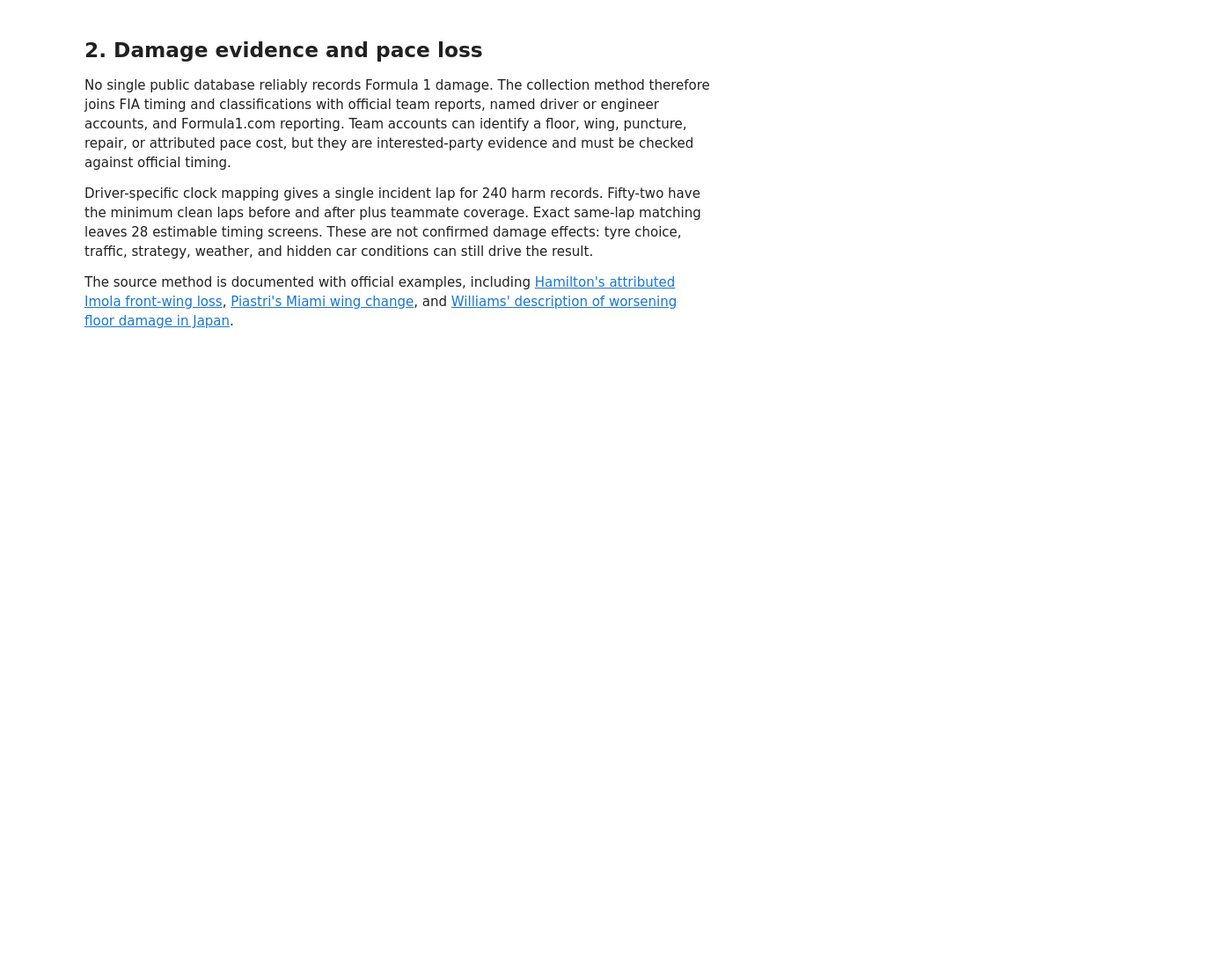
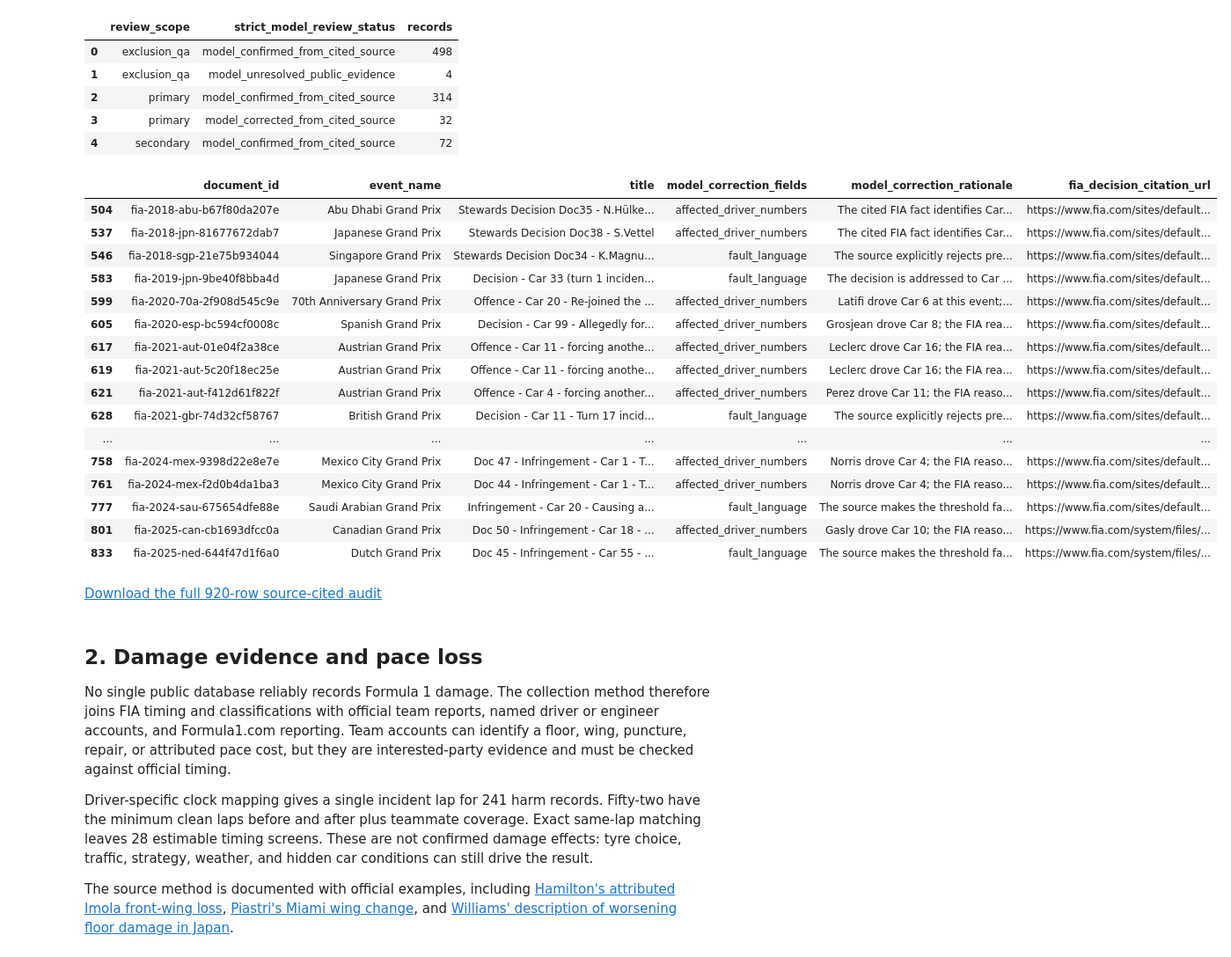
Before and after one commit to brianbzeng/f1-stewarding-analysis, a Jupyter notebook: notebooks/12_study_v2_report.ipynb, the cells around one changed output. Shown at 88% size. Saved outputs shown, nothing was run; the diff lists cells and outputs as text; code cells hidden in the pictures; blank space fills up the shorter version.

```diff
--- a/notebooks/12_study_v2_report.ipynb
+++ b/notebooks/12_study_v2_report.ipynb
@@ -86,4 +104,43 @@ incidents and expand to 411 driver-level harm records. This handles chain collis
 types of harm to different drivers.
+# %%
+audit_status = (
+    strict_cases.groupby(["review_scope", "strict_model_review_status"], dropna=False)
+    .size()
+    .rename("records")
+    .reset_index()
+)
+corrections = strict_cases.loc[
+    strict_cases["model_correction_fields"].ne(""),
+    ["document_id", "event_name", "title", "model_correction_fields", "model_correction_rationale", "fia_decision_citation_url"],
+]
+display(audit_status)
+display(corrections)
+display(Markdown("[Download the full 920-row source-cited audit](../data/manual/study_v2_strict_model_audit/strict-model-audit-0fe15fd6b052/strict_model_case_audit.csv)"))
+# %% [output]
+|  | review_scope | strict_model_review_status | records |
+| 0 | exclusion_qa | model_confirmed_from_cited_source | 498 |
+| 1 | exclusion_qa | model_unresolved_public_evidence | 4 |
+| 2 | primary | model_confirmed_from_cited_source | 314 |
+| 3 | primary | model_corrected_from_cited_source | 32 |
+| 4 | secondary | model_confirmed_from_cited_source | 72 |
+|  | document_id | event_name | title | model_correction_fields | model_correction_rationale | fia_decision_citation_url |
+| 504 | fia-2018-abu-b67f80da207e | Abu Dhabi Grand Prix | Stewards Decision Doc35 - N.Hülke... | affected_driver_numbers | The cited FIA fact identifies Car... | https://www.fia.com/sites/default... |
+| 537 | fia-2018-jpn-81677672dab7 | Japanese Grand Prix | Stewards Decision Doc38 - S.Vettel | affected_driver_numbers | The cited FIA fact identifies Car... | https://www.fia.com/sites/default... |
+| 546 | fia-2018-sgp-21e75b934044 | Singapore Grand Prix | Stewards Decision Doc34 - K.Magnu... | fault_language | The source explicitly rejects pre... | https://www.fia.com/sites/default... |
+| 583 | fia-2019-jpn-9be40f8bba4d | Japanese Grand Prix | Decision - Car 33 (turn 1 inciden... | fault_language | The decision is addressed to Car ... | https://www.fia.com/sites/default... |
+| 599 | fia-2020-70a-2f908d545c9e | 70th Anniversary Grand Prix | Offence - Car 20 - Re-joined the ... | affected_driver_numbers | Latifi drove Car 6 at this event;... | https://www.fia.com/sites/default... |
+| 605 | fia-2020-esp-bc594cf0008c | Spanish Grand Prix | Decision - Car 99 - Allegedly for... | affected_driver_numbers | Grosjean drove Car 8; the FIA rea... | https://www.fia.com/sites/default... |
+| 617 | fia-2021-aut-01e04f2a38ce | Austrian Grand Prix | Offence - Car 11 - forcing anothe... | affected_driver_numbers | Leclerc drove Car 16; the FIA rea... | https://www.fia.com/sites/default... |
+| 619 | fia-2021-aut-5c20f18ec25e | Austrian Grand Prix | Offence - Car 11 - forcing anothe... | affected_driver_numbers | Leclerc drove Car 16; the FIA rea... | https://www.fia.com/sites/default... |
+| 621 | fia-2021-aut-f412d61f822f | Austrian Grand Prix | Offence - Car 4 - forcing another... | affected_driver_numbers | Perez drove Car 11; the FIA reaso... | https://www.fia.com/sites/default... |
+| 628 | fia-2021-gbr-74d32cf58767 | British Grand Prix | Decision - Car 11 - Turn 17 incid... | fault_language | The source explicitly rejects pre... | https://www.fia.com/sites/default... |
+| ... | ... | ... | ... | ... | ... | ... |
+| 758 | fia-2024-mex-9398d22e8e7e | Mexico City Grand Prix | Doc 47 - Infringement - Car 1 - T... | affected_driver_numbers | Norris drove Car 4; the FIA reaso... | https://www.fia.com/sites/default... |
+| 761 | fia-2024-mex-f2d0b4da1ba3 | Mexico City Grand Prix | Doc 44 - Infringement - Car 1 - T... | affected_driver_numbers | Norris drove Car 4; the FIA reaso... | https://www.fia.com/sites/default... |
+| 777 | fia-2024-sau-675654dfe88e | Saudi Arabian Grand Prix | Infringement - Car 20 - Causing a... | fault_language | The source makes the threshold fa... | https://www.fia.com/sites/default... |
+| 801 | fia-2025-can-cb1693dfcc0a | Canadian Grand Prix | Doc 50 - Infringement - Car 18 - ... | affected_driver_numbers | Gasly drove Car 10; the FIA reaso... | https://www.fia.com/system/files/... |
+| 833 | fia-2025-ned-644f47d1f6a0 | Dutch Grand Prix | Doc 45 - Infringement - Car 55 - ... | fault_language | The source makes the threshold fa... | https://www.fia.com/system/files/... |
+[Download the full 920-row source-cited audit](../data/manual/study_v2_strict_model_audit/strict-model-audit-0fe15fd6b052/strict_model_case_audit.csv)
 # %% [markdown]
 ## 2. Damage evidence and pace loss
 
@@ -92,7 +149,7 @@ FIA timing and classifications with official team reports, named driver or engin
 Formula1.com reporting. Team accounts can identify a floor, wing, puncture, repair, or attributed
 pace cost, but they are interested-party evidence and must be checked against official timing.
 
-Driver-specific clock mapping gives a single incident lap for 240 harm records. Fifty-two have the
+Driver-specific clock mapping gives a single incident lap for 241 harm records. Fifty-two have the
 minimum clean laps before and after plus teammate coverage. Exact same-lap matching leaves 28
 estimable timing screens. These are not confirmed damage effects: tyre choice, traffic, strategy,
 weather, and hidden car conditions can still drive the result.
```
Also changed, not shown: parts of 11 cells of this notebook, 54 other files.
